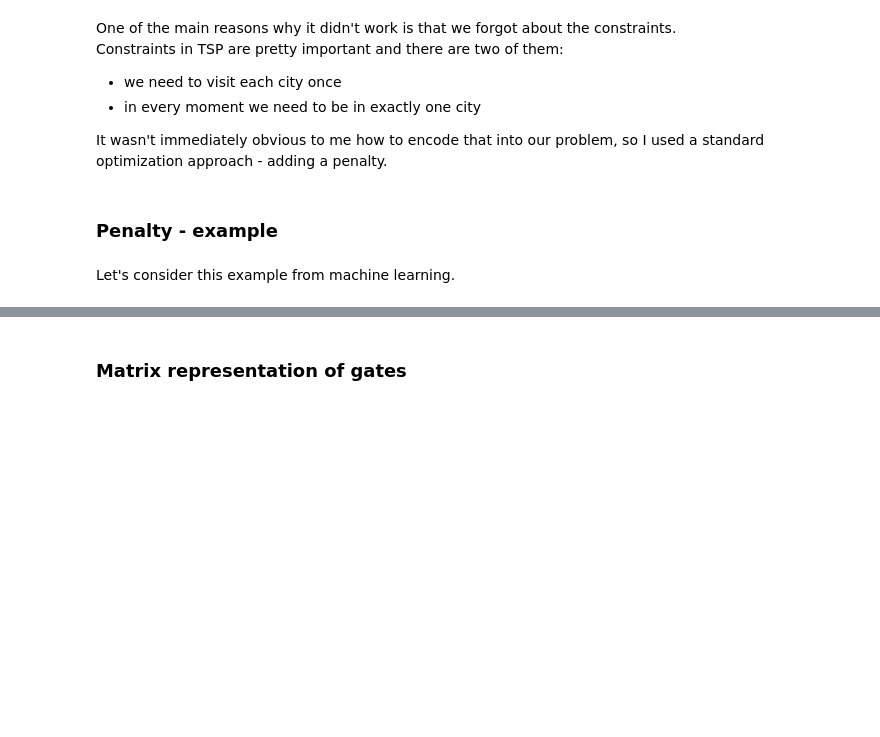
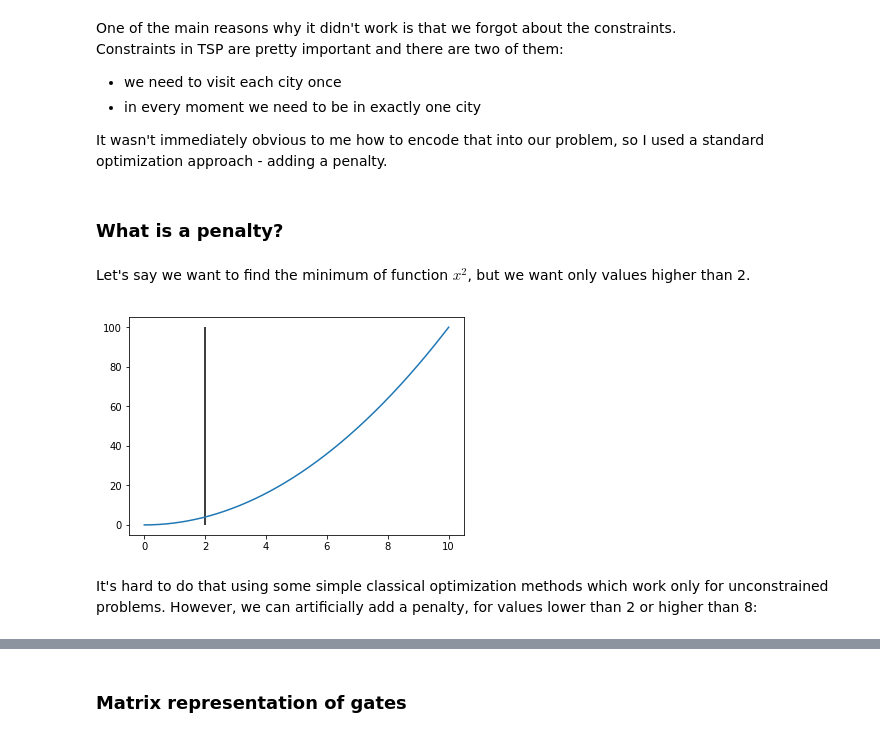
Before and after one commit to mstechly/quantum_tsp_tutorials, a Jupyter notebook: tutorials/03_Naive_approach.ipynb, the cells around one changed output, grey strips where cells are left out. Saved outputs shown, nothing was run; the diff lists cells and outputs as text; code cells hidden in the pictures; blank space fills up the shorter version.

```diff
--- a/tutorials/03_Naive_approach.ipynb
+++ b/tutorials/03_Naive_approach.ipynb
@@ -256,7 +241,3 @@ Constraints in TSP are pretty important and there are two of them:
 - in every moment we need to be in exactly one city
 
 It wasn't immediately obvious to me how to encode that into our problem, so I used a standard optimization approach - adding a penalty.
-# %% [markdown]
-### Penalty - example
-# %% [markdown]
-Let's consider this example from machine learning.
@@ -264,0 +244,14 @@ Let's consider this example from machine learning.
+# %% [markdown]
+### What is a penalty?
+# %% [markdown]
+Let's say we want to find the minimum of function $x^2$, but we want only values higher than 2.
+# %%
+x = np.linspace(0, 10, 1000)
+y = x**2
+plt.plot(x,y)
+plt.vlines(2, 0, 100)
+plt.show()
+# %% [output]
+[figure, added]
+# %% [markdown]
+It's hard to do that using some simple classical optimization methods which work only for unconstrained problems. However, we can artificially add a penalty, for values lower than 2 or higher than 8:
```
Also changed, not shown: parts of 49 cells of this notebook, 1 other file.
